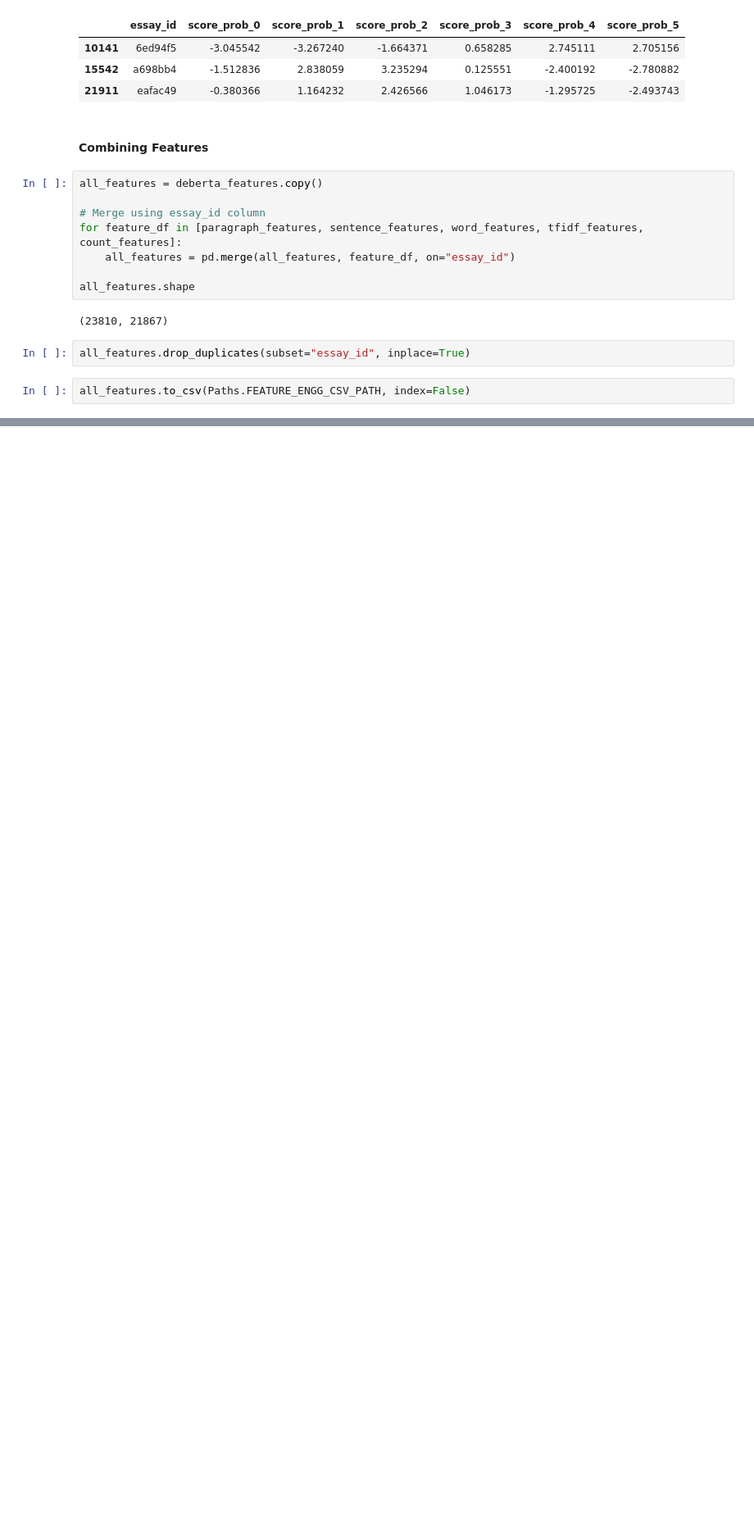
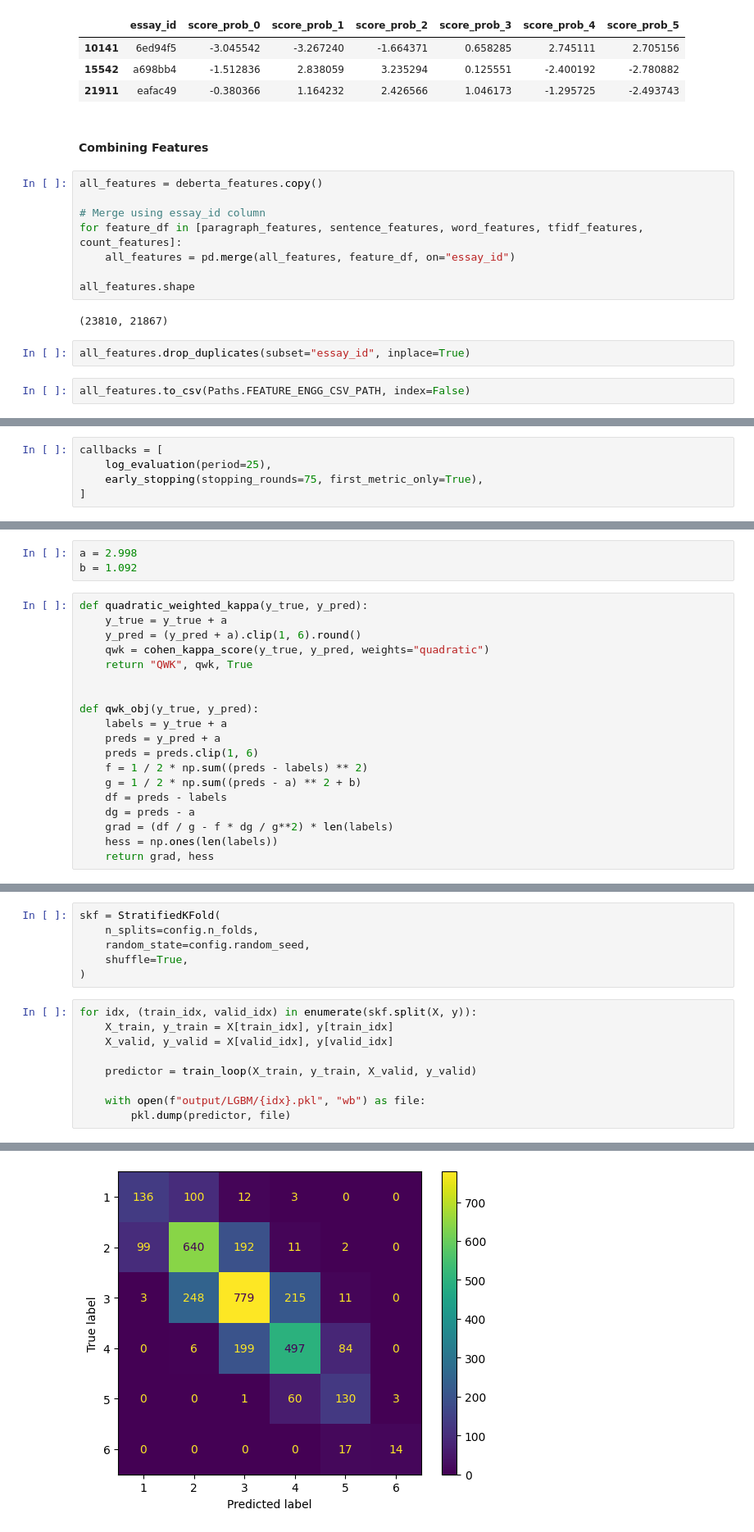
Before and after one commit to Shakleen/Kaggle-Automated-Essay-Scoring, a Jupyter notebook: notebooks/lgbm.ipynb, the cells around one changed output, grey strips where cells are left out. Shown at 82% size. Saved outputs shown, nothing was run; the diff lists cells and outputs as text; blank space fills up the shorter version.

Commit message:
Update LGBM notebook
Add training logic

```diff
--- a/notebooks/lgbm.ipynb
+++ b/notebooks/lgbm.ipynb
@@ -417,0 +444,5 @@ all_features.to_csv(Paths.FEATURE_ENGG_CSV_PATH, index=False)
+# %%
+callbacks = [
+    log_evaluation(period=25),
+    early_stopping(stopping_rounds=75, first_metric_only=True),
+]
@@ -417,0 +453,22 @@ all_features.to_csv(Paths.FEATURE_ENGG_CSV_PATH, index=False)
+# %%
+a = 2.998
+b = 1.092
+# %%
+def quadratic_weighted_kappa(y_true, y_pred):
+    y_true = y_true + a
+    y_pred = (y_pred + a).clip(1, 6).round()
+    qwk = cohen_kappa_score(y_true, y_pred, weights="quadratic")
+    return "QWK", qwk, True
+
+
+def qwk_obj(y_true, y_pred):
+    labels = y_true + a
+    preds = y_pred + a
+    preds = preds.clip(1, 6)
+    f = 1 / 2 * np.sum((preds - labels) ** 2)
+    g = 1 / 2 * np.sum((preds - a) ** 2 + b)
+    df = preds - labels
+    dg = preds - a
+    grad = (df / g - f * dg / g**2) * len(labels)
+    hess = np.ones(len(labels))
+    return grad, hess
@@ -417,0 +535,16 @@ all_features.to_csv(Paths.FEATURE_ENGG_CSV_PATH, index=False)
+# %%
+skf = StratifiedKFold(
+    n_splits=config.n_folds,
+    random_state=config.random_seed,
+    shuffle=True,
+)
+# %%
+for idx, (train_idx, valid_idx) in enumerate(skf.split(X, y)):
+    X_train, y_train = X[train_idx], y[train_idx]
+    X_valid, y_valid = X[valid_idx], y[valid_idx]
+
+    predictor = train_loop(X_train, y_train, X_valid, y_valid)
+
+    with open(f"output/LGBM/{idx}.pkl", "wb") as file:
+        pkl.dump(predictor, file)
+# %% [output]
@@ -417,0 +568 @@ all_features.to_csv(Paths.FEATURE_ENGG_CSV_PATH, index=False)
+[figure, added]
```
Also changed, not shown: parts of 17 cells of this notebook.
